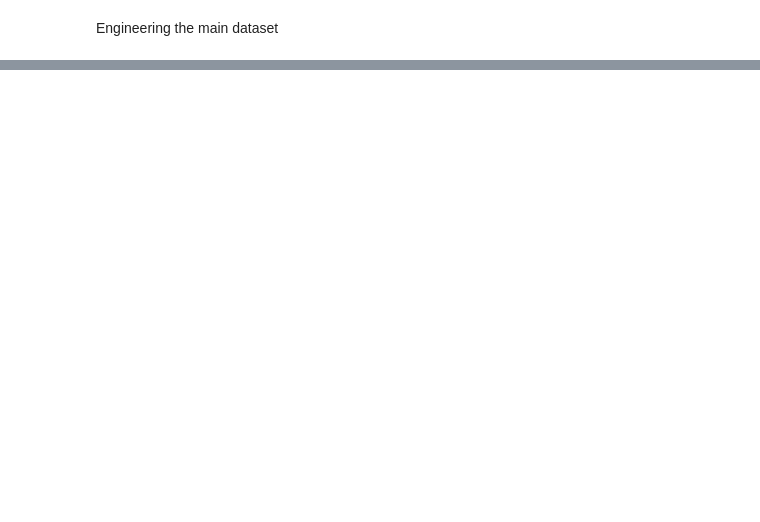
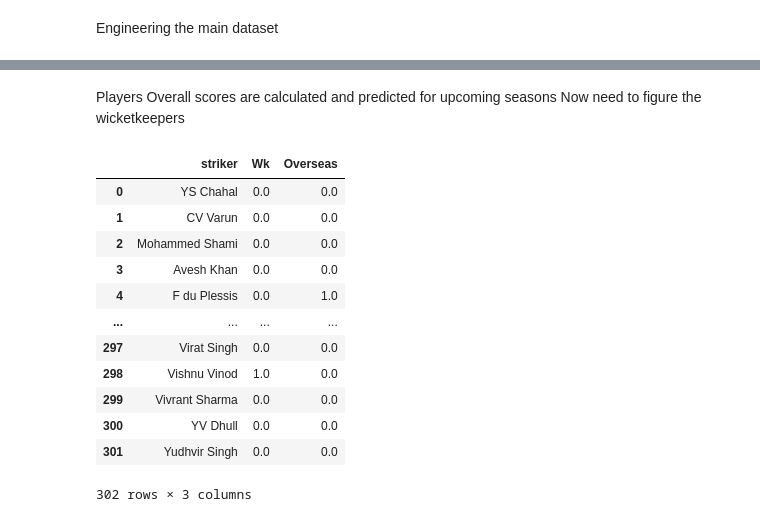
Before and after one commit to NIRANJANGOPALAN/IPL_player_analysis, a Jupyter notebook: 2021_2024_workbook.ipynb, the cells around one changed output, grey strips where cells are left out. Saved outputs shown, nothing was run; the diff lists cells and outputs as text; code cells hidden in the pictures; blank space fills up the shorter version.

```diff
--- a/2021_2024_workbook.ipynb
+++ b/2021_2024_workbook.ipynb
@@ -949,0 +1028,3 @@ model_data
+# %% [markdown]
+Players Overall scores are calculated and predicted for upcoming seasons
+Now need to figure the wicketkeepers
@@ -949,0 +1034,16 @@ model_data
+# %%
+wicket_keepers_data.fillna(0)
+# %% [output]
+|  | striker | Wk | Overseas |
+| 0 | YS Chahal | 0.0 | 0.0 |
+| 1 | CV Varun | 0.0 | 0.0 |
+| 2 | Mohammed Shami | 0.0 | 0.0 |
+| 3 | Avesh Khan | 0.0 | 0.0 |
+| 4 | F du Plessis | 0.0 | 1.0 |
+| ... | ... | ... | ... |
+| 297 | Virat Singh | 0.0 | 0.0 |
+| 298 | Vishnu Vinod | 1.0 | 0.0 |
+| 299 | Vivrant Sharma | 0.0 | 0.0 |
+| 300 | YV Dhull | 0.0 | 0.0 |
+| 301 | Yudhvir Singh | 0.0 | 0.0 |
+302 rows × 3 columns
```
Also changed, not shown: parts of 16 cells of this notebook, 12 other files.
